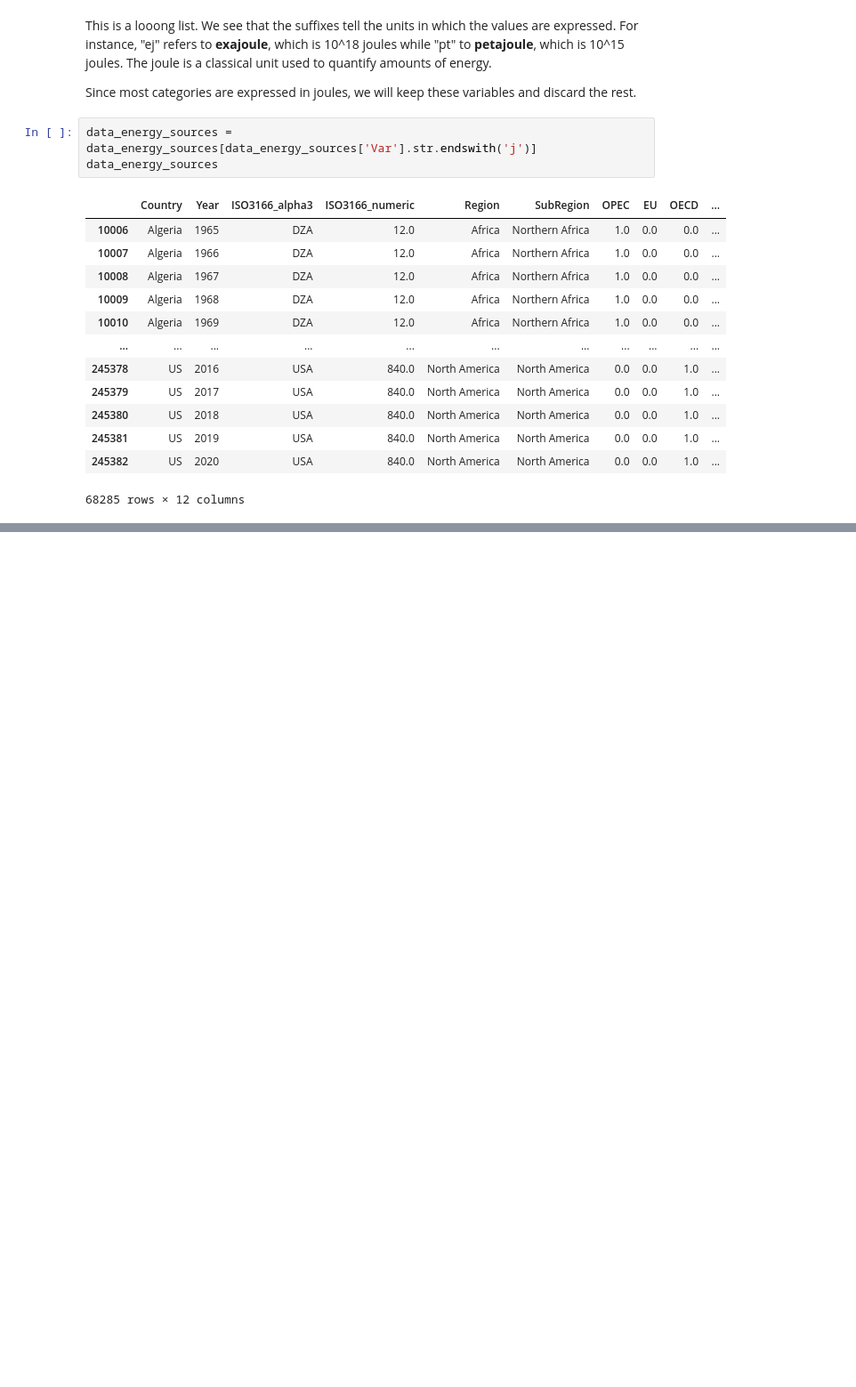
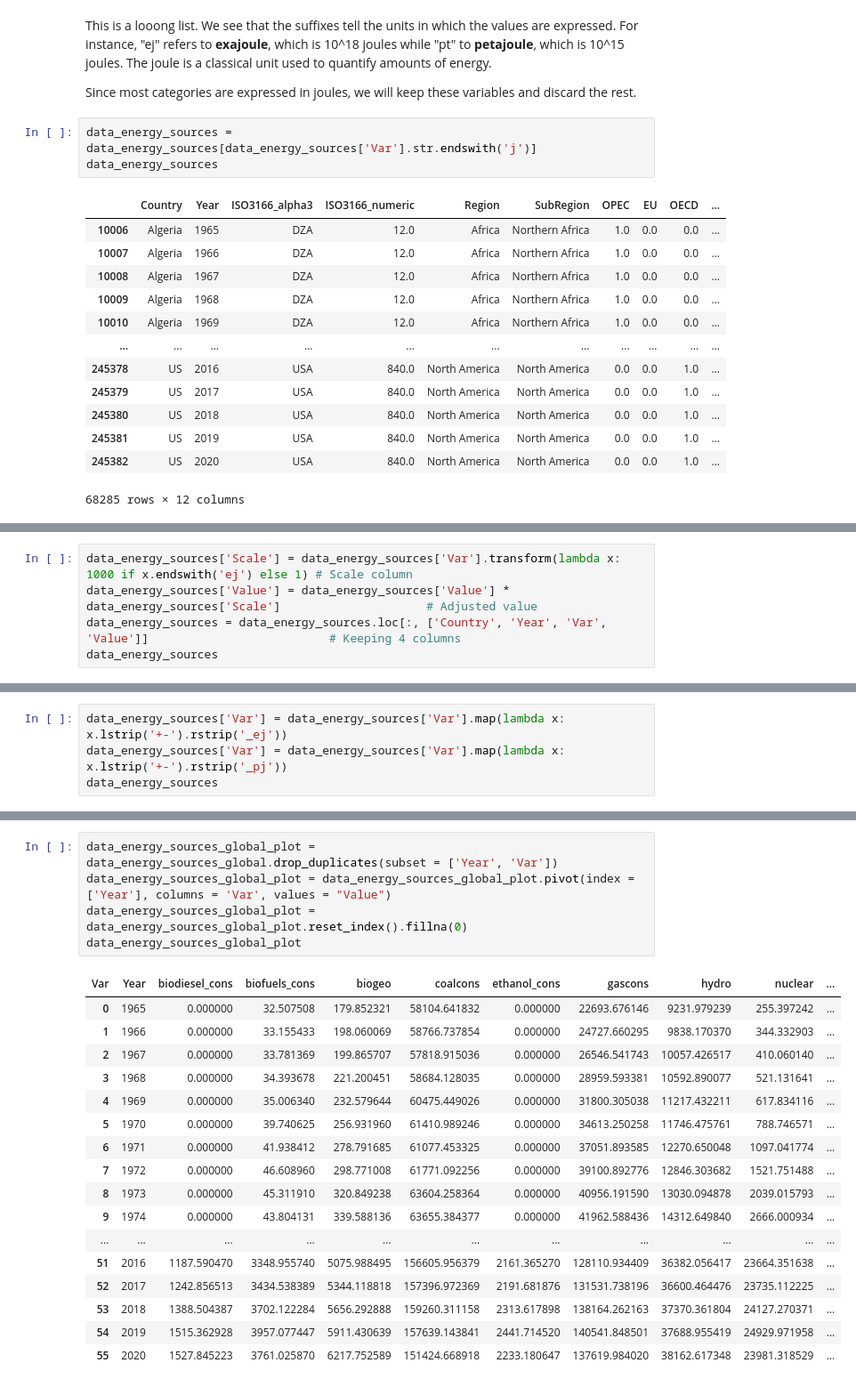
Before and after one commit to shokru/carbon_emissions, a Jupyter notebook: energy_gdp.ipynb, the cells around one changed output, grey strips where cells are left out. Shown at 89% size. Cells and saved outputs as stored; diff of their text form; blank space fills up the shorter version.

```diff
--- a/energy_gdp.ipynb
+++ b/energy_gdp.ipynb
@@ -84,0 +88,5 @@ data_energy_sources
+# %%
+data_energy_sources['Scale'] = data_energy_sources['Var'].transform(lambda x: 1000 if x.endswith('ej') else 1) # Scale column
+data_energy_sources['Value'] = data_energy_sources['Value'] * data_energy_sources['Scale']                     # Adjusted value
+data_energy_sources = data_energy_sources.loc[:, ['Country', 'Year', 'Var', 'Value']]                          # Keeping 4 columns
+data_energy_sources
@@ -84,0 +109,4 @@ data_energy_sources
+# %%
+data_energy_sources['Var'] = data_energy_sources['Var'].map(lambda x: x.lstrip('+-').rstrip('_ej'))
+data_energy_sources['Var'] = data_energy_sources['Var'].map(lambda x: x.lstrip('+-').rstrip('_pj'))
+data_energy_sources
@@ -84,0 +202,23 @@ data_energy_sources
+# %%
+data_energy_sources_global_plot = data_energy_sources_global.drop_duplicates(subset = ['Year', 'Var'])
+data_energy_sources_global_plot = data_energy_sources_global_plot.pivot(index = ['Year'], columns = 'Var', values = "Value")
+data_energy_sources_global_plot = data_energy_sources_global_plot.reset_index().fillna(0)
+data_energy_sources_global_plot
+# %% [output]
+| Var | Year | biodiesel_cons | biofuels_cons | biogeo | coalcons | ethanol_cons | gascons | hydro | nuclear | ... |
+| 0 | 1965 | 0.000000 | 32.507508 | 179.852321 | 58104.641832 | 0.000000 | 22693.676146 | 9231.979239 | 255.397242 | ... |
+| 1 | 1966 | 0.000000 | 33.155433 | 198.060069 | 58766.737854 | 0.000000 | 24727.660295 | 9838.170370 | 344.332903 | ... |
+| 2 | 1967 | 0.000000 | 33.781369 | 199.865707 | 57818.915036 | 0.000000 | 26546.541743 | 10057.426517 | 410.060140 | ... |
+| 3 | 1968 | 0.000000 | 34.393678 | 221.200451 | 58684.128035 | 0.000000 | 28959.593381 | 10592.890077 | 521.131641 | ... |
+| 4 | 1969 | 0.000000 | 35.006340 | 232.579644 | 60475.449026 | 0.000000 | 31800.305038 | 11217.432211 | 617.834116 | ... |
+| 5 | 1970 | 0.000000 | 39.740625 | 256.931960 | 61410.989246 | 0.000000 | 34613.250258 | 11746.475761 | 788.746571 | ... |
+| 6 | 1971 | 0.000000 | 41.938412 | 278.791685 | 61077.453325 | 0.000000 | 37051.893585 | 12270.650048 | 1097.041774 | ... |
+| 7 | 1972 | 0.000000 | 46.608960 | 298.771008 | 61771.092256 | 0.000000 | 39100.892776 | 12846.303682 | 1521.751488 | ... |
+| 8 | 1973 | 0.000000 | 45.311910 | 320.849238 | 63604.258364 | 0.000000 | 40956.191590 | 13030.094878 | 2039.015793 | ... |
+| 9 | 1974 | 0.000000 | 43.804131 | 339.588136 | 63655.384377 | 0.000000 | 41962.588436 | 14312.649840 | 2666.000934 | ... |
+| ... | ... | ... | ... | ... | ... | ... | ... | ... | ... | ... |
+| 51 | 2016 | 1187.590470 | 3348.955740 | 5075.988495 | 156605.956379 | 2161.365270 | 128110.934409 | 36382.056417 | 23664.351638 | ... |
+| 52 | 2017 | 1242.856513 | 3434.538389 | 5344.118818 | 157396.972369 | 2191.681876 | 131531.738196 | 36600.464476 | 23735.112225 | ... |
+| 53 | 2018 | 1388.504387 | 3702.122284 | 5656.292888 | 159260.311158 | 2313.617898 | 138164.262163 | 37370.361804 | 24127.270371 | ... |
+| 54 | 2019 | 1515.362928 | 3957.077447 | 5911.430639 | 157639.143841 | 2441.714520 | 140541.848501 | 37688.955419 | 24929.971958 | ... |
+| 55 | 2020 | 1527.845223 | 3761.025870 | 6217.752589 | 151424.668918 | 2233.180647 | 137619.984020 | 38162.617348 | 23981.318529 | ... |
```
Also changed, not shown: parts of 20 cells of this notebook.
